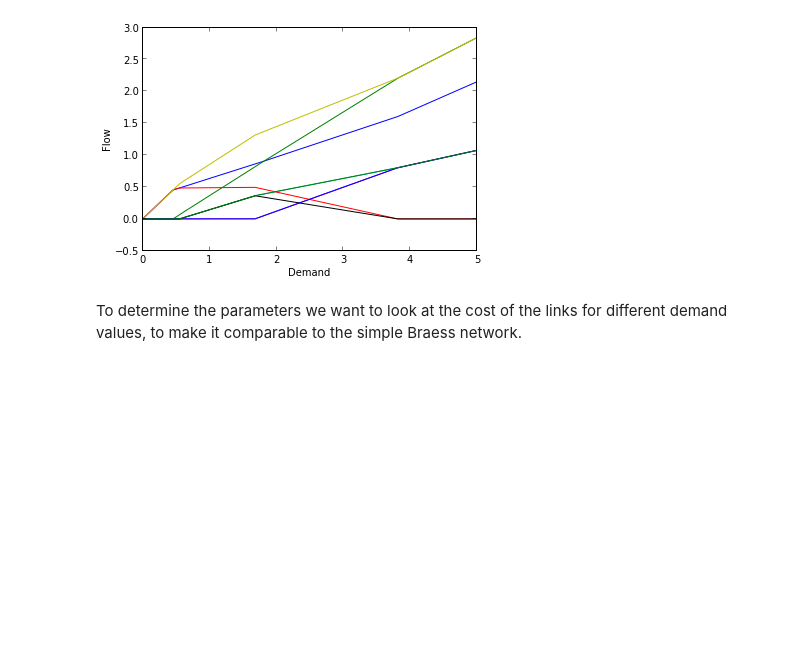
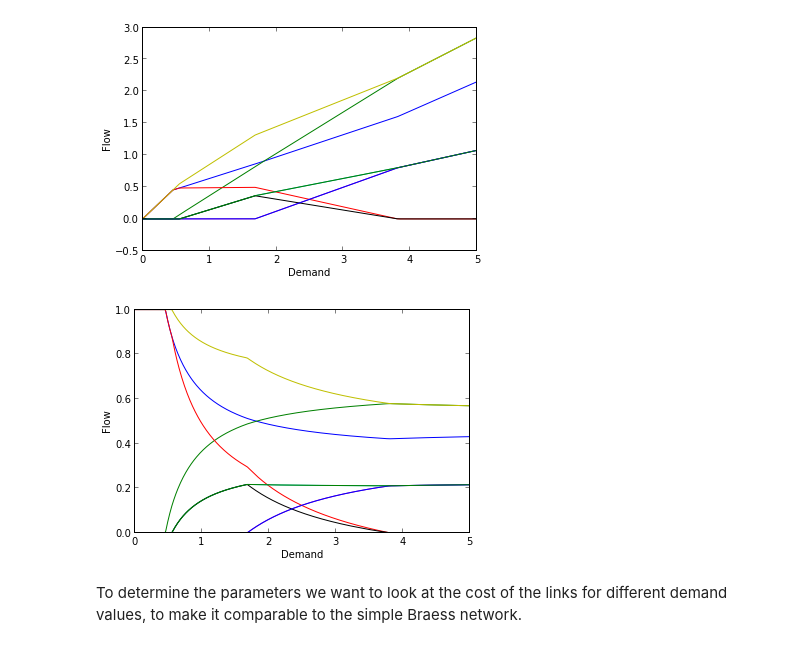
Before and after one commit to aespinosav/traffic, a Jupyter notebook: Embedded Braess.ipynb, the cells around one changed output. Cells and saved outputs as stored; diff of their text form; code cells hidden in the pictures; blank space fills up the shorter version.

```diff
--- a/Embedded Braess.ipynb
+++ b/Embedded Braess.ipynb
@@ -28,6 +28,10 @@ D = np.arange(0,5,0.01)sols = ta_solve_network(g, D, "UE")
 plot_flows(D, sols)
 # %% [output]
 [figure]
+# %%
+plot_flows(D, sols, normalised=True)
+# %% [output]
+[figure, added]
 # %% [markdown]
 To determine the parameters we want to look at the cost of the links for different demand values, to make it comparable to the simple Braess network.
 # %%
```
Also changed, not shown: parts of 2 cells of this notebook, 5 other files.
